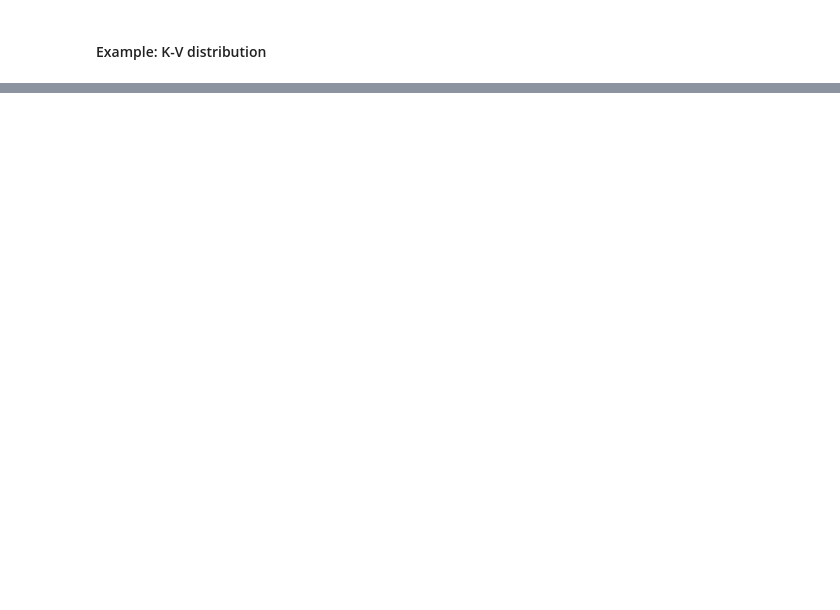
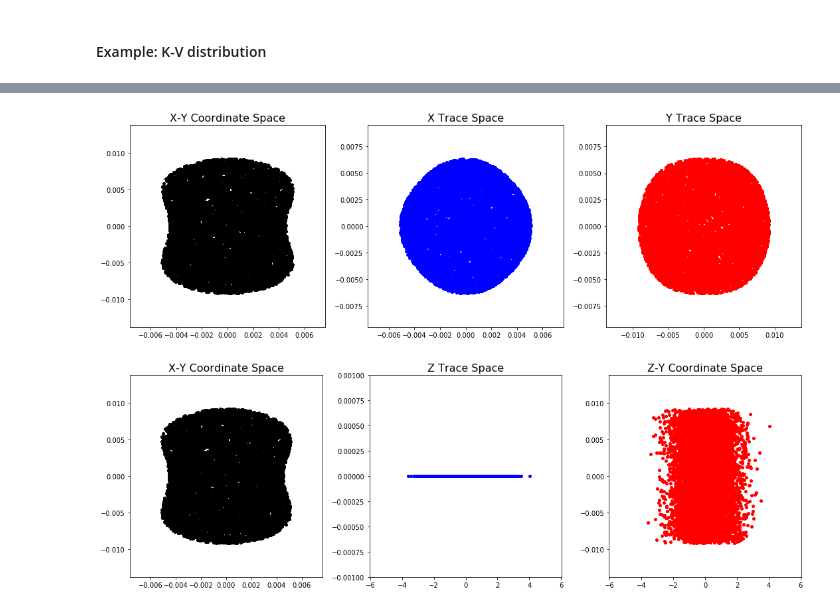
Before and after one commit to radiasoft/rssynergia, a Jupyter notebook: examples/synergia_basics/example-synergia_bunch_methods.ipynb, the cells around one changed output, grey strips where cells are left out. Drawn from its saved outputs; the diff is of its cells as text; code cells hidden in the pictures; blank space fills up the shorter version.

Commit message:
Updated bunch methods notebook to demonstrate nonlinear bunch construction

```diff
--- a/examples/synergia_basics/example-synergia_bunch_methods.ipynb
+++ b/examples/synergia_basics/example-synergia_bunch_methods.ipynb
@@ -255,0 +285,9 @@ A derived class `NonlinearBunch` is currently under development. This class crea
+# %%
+npart = 10000
+c0 = 0.01
+t0 = 0.4
+
+myNLBunch = bunch.NonlinearBunch(npart, emitx=20e-6, emity=20e-6, t=t0, c=c0)
+myNLBunch.set_longitudinal_coordinates()
+myNLBunch.set_transverse_coordinates()
+myNLBunch.print_Twiss()
@@ -255,0 +302,7 @@ A derived class `NonlinearBunch` is currently under development. This class crea
+# %%
+nlKVBunch = read_bunch.read_bunch(myNLBunch.particles, ref, opts.real_particles, comm, l_bucket)
+pltbunch.plot_bunch(nlKVBunch)
+pltbunch.plot_long(nlKVBunch)
+# %% [output]
+[figure, added]
+[figure, added]
```
Also changed, not shown: parts of 11 cells of this notebook.
